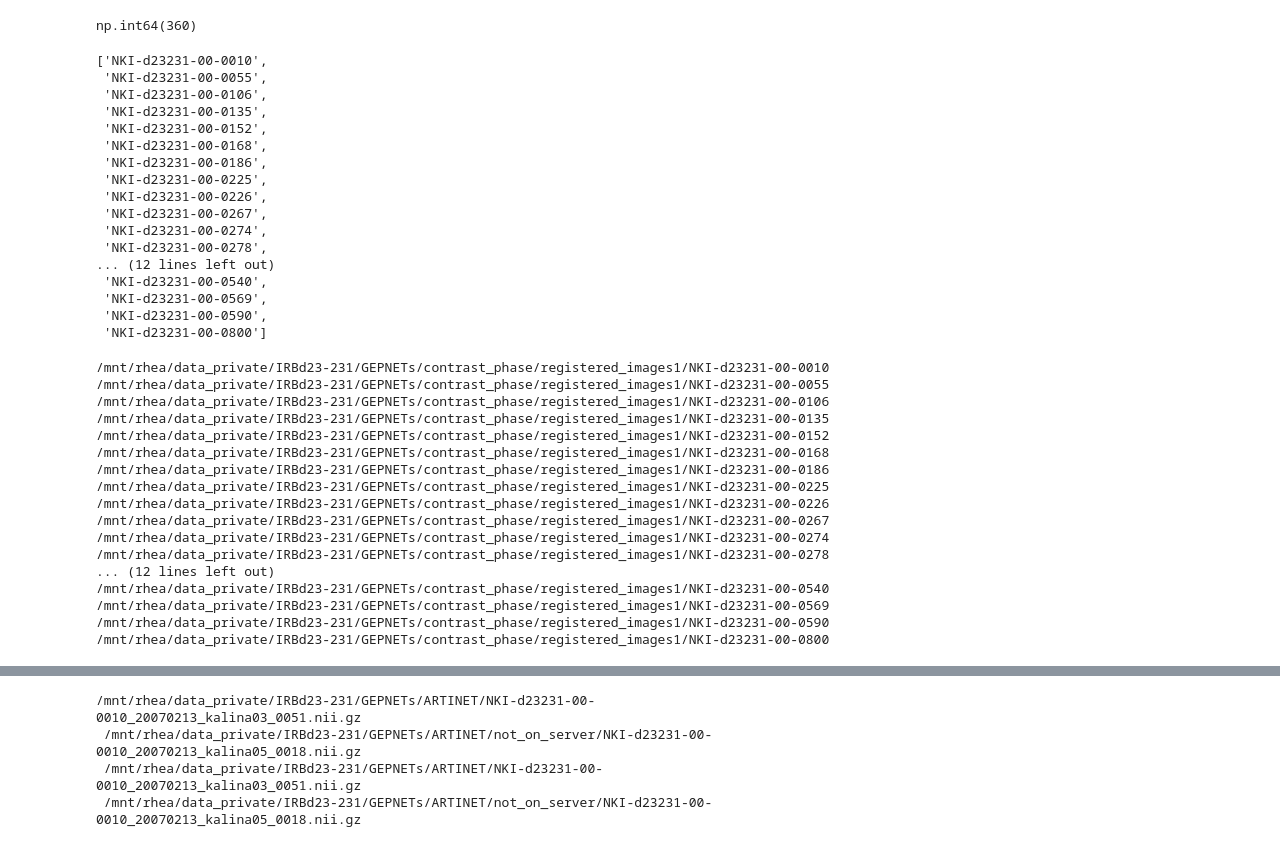
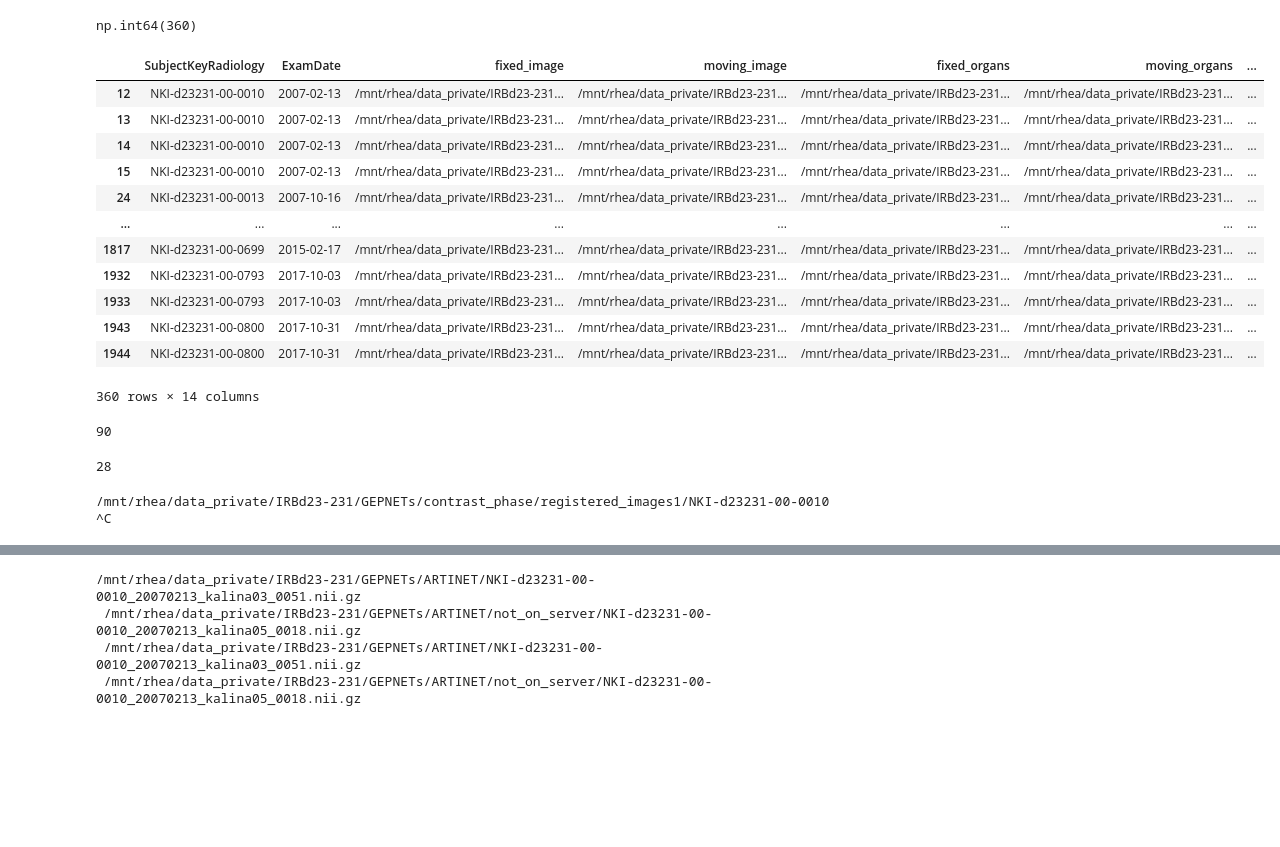
Before and after one commit to ljestaciocerquin/contrast_phase, a Jupyter notebook: Preprocessing/Segmentation_data/check_preprocessed.ipynb, the cells around one changed output, grey strips where cells are left out. Cells and saved outputs as stored; diff of their text form; code cells hidden in the pictures; blank space fills up the shorter version.

```diff
--- a/Preprocessing/Segmentation_data/check_preprocessed.ipynb
+++ b/Preprocessing/Segmentation_data/check_preprocessed.ipynb
@@ -441,3 +463,25 @@ duplicate_rows = original_data.duplicated(
 duplicate_rows.sum()
 # %% [output]
 np.int64(360)
+# %%
+duplicates = original_data[duplicate_rows].sort_values(by=["SubjectKeyRadiology", "ExamDate"])
+duplicates
+# %% [output]
+|  | SubjectKeyRadiology | ExamDate | fixed_image | moving_image | fixed_organs | moving_organs | ... |
+| 12 | NKI-d23231-00-0010 | 2007-02-13 | /mnt/rhea/data_private/IRBd23-231... | /mnt/rhea/data_private/IRBd23-231... | /mnt/rhea/data_private/IRBd23-231... | /mnt/rhea/data_private/IRBd23-231... | ... |
+| 13 | NKI-d23231-00-0010 | 2007-02-13 | /mnt/rhea/data_private/IRBd23-231... | /mnt/rhea/data_private/IRBd23-231... | /mnt/rhea/data_private/IRBd23-231... | /mnt/rhea/data_private/IRBd23-231... | ... |
+| 14 | NKI-d23231-00-0010 | 2007-02-13 | /mnt/rhea/data_private/IRBd23-231... | /mnt/rhea/data_private/IRBd23-231... | /mnt/rhea/data_private/IRBd23-231... | /mnt/rhea/data_private/IRBd23-231... | ... |
+| 15 | NKI-d23231-00-0010 | 2007-02-13 | /mnt/rhea/data_private/IRBd23-231... | /mnt/rhea/data_private/IRBd23-231... | /mnt/rhea/data_private/IRBd23-231... | /mnt/rhea/data_private/IRBd23-231... | ... |
+| 24 | NKI-d23231-00-0013 | 2007-10-16 | /mnt/rhea/data_private/IRBd23-231... | /mnt/rhea/data_private/IRBd23-231... | /mnt/rhea/data_private/IRBd23-231... | /mnt/rhea/data_private/IRBd23-231... | ... |
+| ... | ... | ... | ... | ... | ... | ... | ... |
+| 1817 | NKI-d23231-00-0699 | 2015-02-17 | /mnt/rhea/data_private/IRBd23-231... | /mnt/rhea/data_private/IRBd23-231... | /mnt/rhea/data_private/IRBd23-231... | /mnt/rhea/data_private/IRBd23-231... | ... |
+| 1932 | NKI-d23231-00-0793 | 2017-10-03 | /mnt/rhea/data_private/IRBd23-231... | /mnt/rhea/data_private/IRBd23-231... | /mnt/rhea/data_private/IRBd23-231... | /mnt/rhea/data_private/IRBd23-231... | ... |
+| 1933 | NKI-d23231-00-0793 | 2017-10-03 | /mnt/rhea/data_private/IRBd23-231... | /mnt/rhea/data_private/IRBd23-231... | /mnt/rhea/data_private/IRBd23-231... | /mnt/rhea/data_private/IRBd23-231... | ... |
+| 1943 | NKI-d23231-00-0800 | 2017-10-31 | /mnt/rhea/data_private/IRBd23-231... | /mnt/rhea/data_private/IRBd23-231... | /mnt/rhea/data_private/IRBd23-231... | /mnt/rhea/data_private/IRBd23-231... | ... |
+| 1944 | NKI-d23231-00-0800 | 2017-10-31 | /mnt/rhea/data_private/IRBd23-231... | /mnt/rhea/data_private/IRBd23-231... | /mnt/rhea/data_private/IRBd23-231... | /mnt/rhea/data_private/IRBd23-231... | ... |
+360 rows × 14 columns
+# %%
+duplicated_patients = duplicates["SubjectKeyRadiology"].unique().tolist()
+len(duplicated_patients)
+# %% [output]
+90
@@ -444,42 +490,11 @@ np.int64(360)
 # %%
-unique_ids = mismatches["SubjectKeyRadiology"].unique().tolist()
-unique_ids
+unique_ids = mismatches_in_orig["SubjectKeyRadiology"].unique().tolist()
+len(unique_ids)
 # %% [output]
-['NKI-d23231-00-0010',
- 'NKI-d23231-00-0055',
- 'NKI-d23231-00-0106',
- 'NKI-d23231-00-0135',
- 'NKI-d23231-00-0152',
- 'NKI-d23231-00-0168',
- 'NKI-d23231-00-0186',
- 'NKI-d23231-00-0225',
- 'NKI-d23231-00-0226',
- 'NKI-d23231-00-0267',
- 'NKI-d23231-00-0274',
- 'NKI-d23231-00-0278',
-... (12 lines left out)
- 'NKI-d23231-00-0540',
- 'NKI-d23231-00-0569',
- 'NKI-d23231-00-0590',
- 'NKI-d23231-00-0800']
+28
 # %%
-for uid in unique_ids:
+for uid in duplicated_patients:
     !find /mnt/rhea/data_private/IRBd23-231/GEPNETs/contrast_phase/registered_images1 -type d -path "*/{uid}"
 # %% [output]
 /mnt/rhea/data_private/IRBd23-231/GEPNETs/contrast_phase/registered_images1/NKI-d23231-00-0010
-/mnt/rhea/data_private/IRBd23-231/GEPNETs/contrast_phase/registered_images1/NKI-d23231-00-0055
-/mnt/rhea/data_private/IRBd23-231/GEPNETs/contrast_phase/registered_images1/NKI-d23231-00-0106
-/mnt/rhea/data_private/IRBd23-231/GEPNETs/contrast_phase/registered_images1/NKI-d23231-00-0135
-/mnt/rhea/data_private/IRBd23-231/GEPNETs/contrast_phase/registered_images1/NKI-d23231-00-0152
-/mnt/rhea/data_private/IRBd23-231/GEPNETs/contrast_phase/registered_images1/NKI-d23231-00-0168
-/mnt/rhea/data_private/IRBd23-231/GEPNETs/contrast_phase/registered_images1/NKI-d23231-00-0186
-/mnt/rhea/data_private/IRBd23-231/GEPNETs/contrast_phase/registered_images1/NKI-d23231-00-0225
-/mnt/rhea/data_private/IRBd23-231/GEPNETs/contrast_phase/registered_images1/NKI-d23231-00-0226
-/mnt/rhea/data_private/IRBd23-231/GEPNETs/contrast_phase/registered_images1/NKI-d23231-00-0267
-/mnt/rhea/data_private/IRBd23-231/GEPNETs/contrast_phase/registered_images1/NKI-d23231-00-0274
-/mnt/rhea/data_private/IRBd23-231/GEPNETs/contrast_phase/registered_images1/NKI-d23231-00-0278
-... (12 lines left out)
-/mnt/rhea/data_private/IRBd23-231/GEPNETs/contrast_phase/registered_images1/NKI-d23231-00-0540
-/mnt/rhea/data_private/IRBd23-231/GEPNETs/contrast_phase/registered_images1/NKI-d23231-00-0569
-/mnt/rhea/data_private/IRBd23-231/GEPNETs/contrast_phase/registered_images1/NKI-d23231-00-0590
-/mnt/rhea/data_private/IRBd23-231/GEPNETs/contrast_phase/registered_images1/NKI-d23231-00-0800
+^C
```
Also changed, not shown: parts of 20 cells of this notebook.
